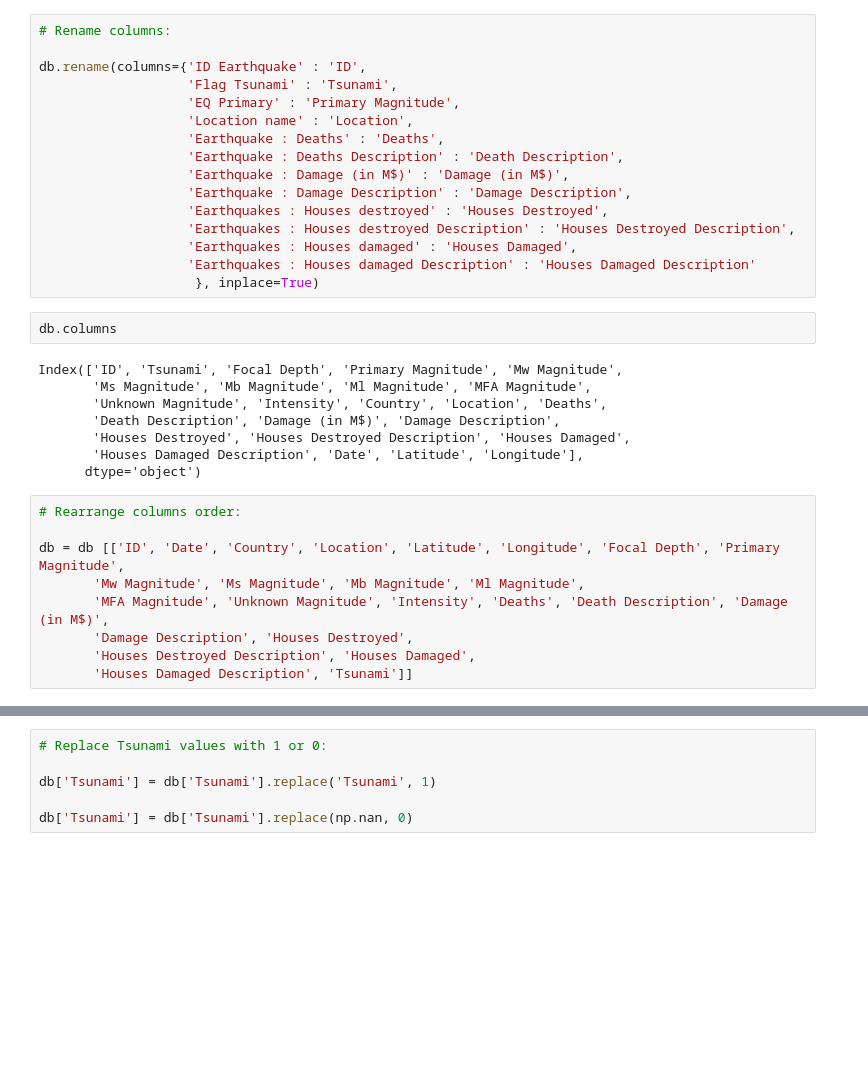
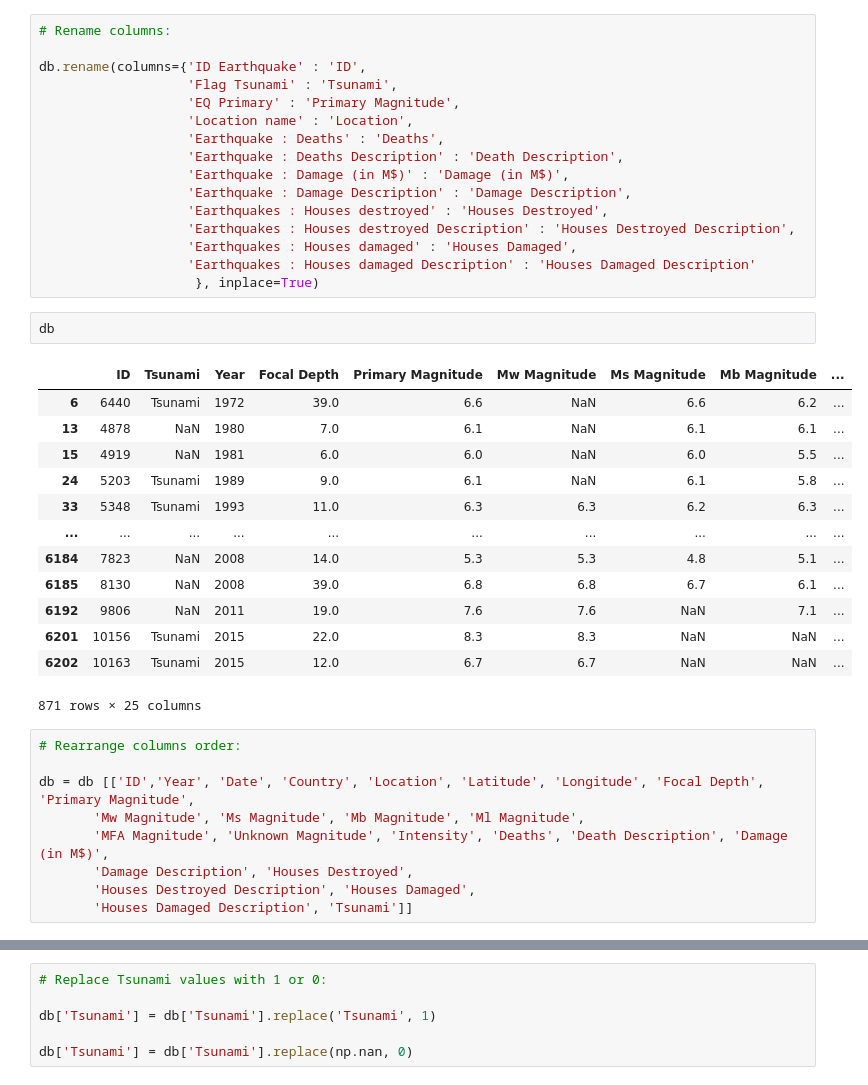
Before and after one commit to juancortezs07/Seismic-Alert-System, a Jupyter notebook: Data_transformation2.ipynb, the cells around one changed output, grey strips where cells are left out. Saved outputs shown, nothing was run; the diff lists cells and outputs as text; blank space fills up the shorter version.

```diff
--- a/Data_transformation2.ipynb
+++ b/Data_transformation2.ipynb
@@ -154,19 +170,25 @@ db.rename(columns={'ID Earthquake' : 'ID',
                    'Earthquakes : Houses damaged Description' : 'Houses Damaged Description'
                     }, inplace=True)
 # %%
-db.columns
+db
 # %% [output]
+|  | ID | Tsunami | Year | Focal Depth | Primary Magnitude | Mw Magnitude | Ms Magnitude | Mb Magnitude | ... |
+| 6 | 6440 | Tsunami | 1972 | 39.0 | 6.6 | NaN | 6.6 | 6.2 | ... |
+| 13 | 4878 | NaN | 1980 | 7.0 | 6.1 | NaN | 6.1 | 6.1 | ... |
+| 15 | 4919 | NaN | 1981 | 6.0 | 6.0 | NaN | 6.0 | 5.5 | ... |
+| 24 | 5203 | Tsunami | 1989 | 9.0 | 6.1 | NaN | 6.1 | 5.8 | ... |
+| 33 | 5348 | Tsunami | 1993 | 11.0 | 6.3 | 6.3 | 6.2 | 6.3 | ... |
+| ... | ... | ... | ... | ... | ... | ... | ... | ... | ... |
+| 6184 | 7823 | NaN | 2008 | 14.0 | 5.3 | 5.3 | 4.8 | 5.1 | ... |
+| 6185 | 8130 | NaN | 2008 | 39.0 | 6.8 | 6.8 | 6.7 | 6.1 | ... |
+| 6192 | 9806 | NaN | 2011 | 19.0 | 7.6 | 7.6 | NaN | 7.1 | ... |
+| 6201 | 10156 | Tsunami | 2015 | 22.0 | 8.3 | 8.3 | NaN | NaN | ... |
+| 6202 | 10163 | Tsunami | 2015 | 12.0 | 6.7 | 6.7 | NaN | NaN | ... |
-Index(['ID', 'Tsunami', 'Focal Depth', 'Primary Magnitude', 'Mw Magnitude',
-       'Ms Magnitude', 'Mb Magnitude', 'Ml Magnitude', 'MFA Magnitude',
-       'Unknown Magnitude', 'Intensity', 'Country', 'Location', 'Deaths',
-       'Death Description', 'Damage (in M$)', 'Damage Description',
-       'Houses Destroyed', 'Houses Destroyed Description', 'Houses Damaged',
-       'Houses Damaged Description', 'Date', 'Latitude', 'Longitude'],
-      dtype='object')
+871 rows × 25 columns
 # %%
 # Rearrange columns order:
 
-db = db [['ID', 'Date', 'Country', 'Location', 'Latitude', 'Longitude', 'Focal Depth', 'Primary Magnitude',
+db = db [['ID','Year', 'Date', 'Country', 'Location', 'Latitude', 'Longitude', 'Focal Depth', 'Primary Magnitude',
        'Mw Magnitude', 'Ms Magnitude', 'Mb Magnitude', 'Ml Magnitude',
        'MFA Magnitude', 'Unknown Magnitude', 'Intensity', 'Deaths', 'Death Description', 'Damage (in M$)',
        'Damage Description', 'Houses Destroyed',
```
Also changed, not shown: parts of 11 cells of this notebook.
